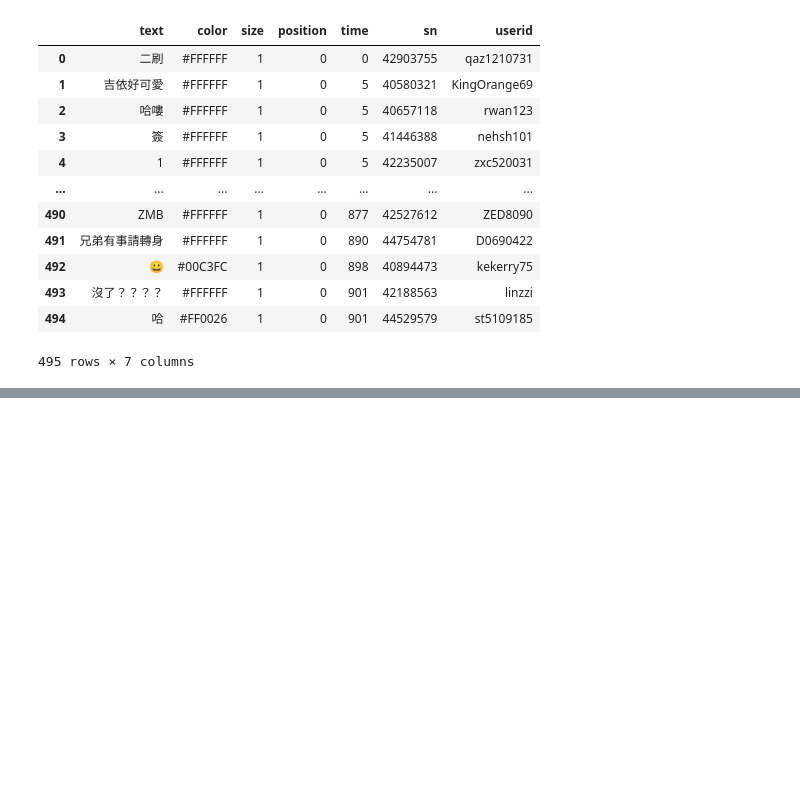
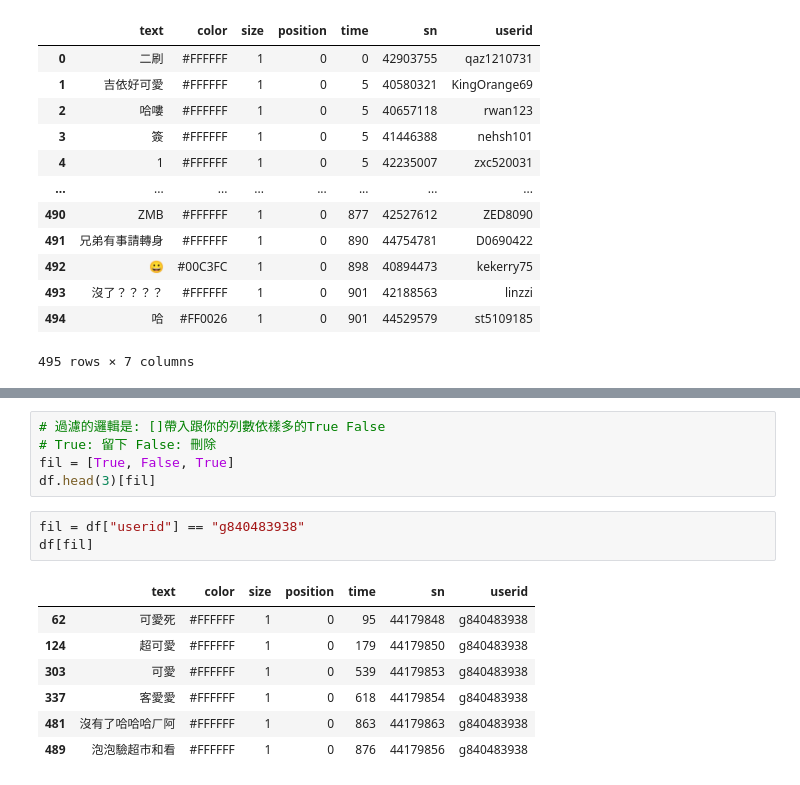
Before and after one commit to Elwing-Chou/ntut0607, a Jupyter notebook: ntut_0621_2.ipynb, the cells around one changed output, grey strips where cells are left out. Cells and saved outputs as stored; diff of their text form; blank space fills up the shorter version.

```diff
--- a/ntut_0621_2.ipynb
+++ b/ntut_0621_2.ipynb
@@ -256,0 +261,16 @@ df[cols]
+# %%
+# 過濾的邏輯是: []帶入跟你的列數依樣多的True False
+# True: 留下 False: 刪除
+fil = [True, False, True]
+df.head(3)[fil]
+# %%
+fil = df["userid"] == "g840483938"
+df[fil]
+# %% [output]
+|  | text | color | size | position | time | sn | userid |
+| 62 | 可愛死 | #FFFFFF | 1 | 0 | 95 | 44179848 | g840483938 |
+| 124 | 超可愛 | #FFFFFF | 1 | 0 | 179 | 44179850 | g840483938 |
+| 303 | 可愛 | #FFFFFF | 1 | 0 | 539 | 44179853 | g840483938 |
+| 337 | 客愛愛 | #FFFFFF | 1 | 0 | 618 | 44179854 | g840483938 |
+| 481 | 沒有了哈哈哈ㄏ阿 | #FFFFFF | 1 | 0 | 863 | 44179863 | g840483938 |
+| 489 | 泡泡驗超市和看 | #FFFFFF | 1 | 0 | 876 | 44179856 | g840483938 |
```
Also changed, not shown: parts of 2 cells of this notebook.
